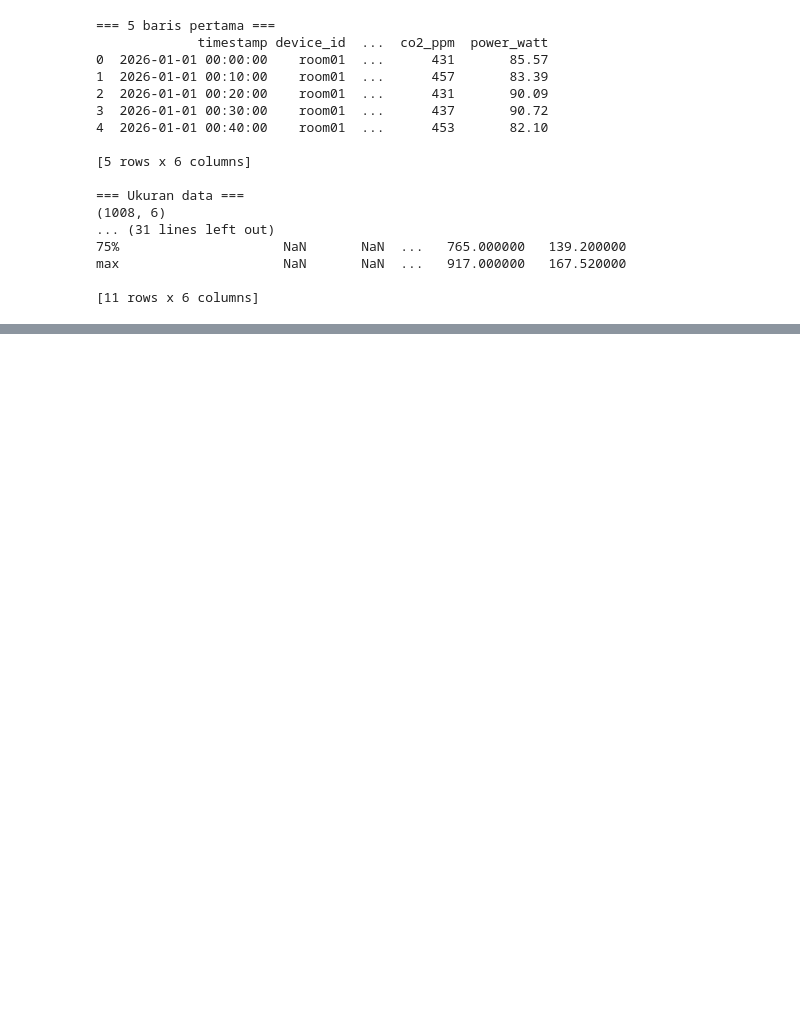
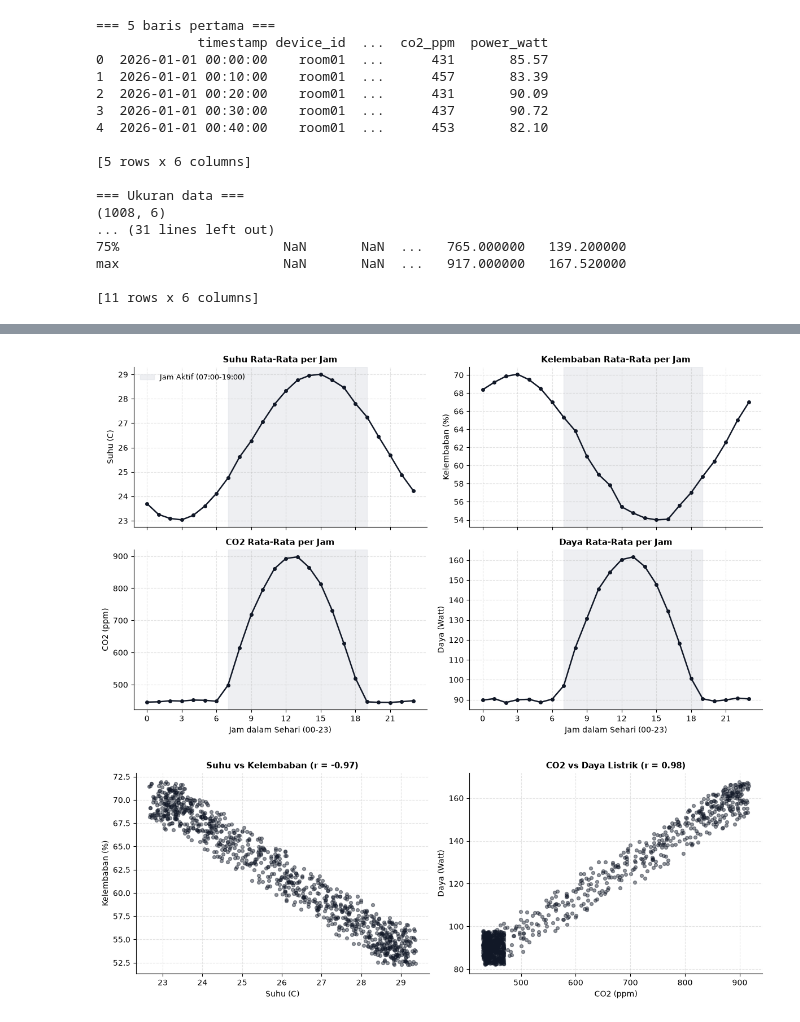
Before and after one commit to sulhanfuadi/iot-ml-book, a Jupyter notebook: notebooks/05_eksplorasi_dataset.ipynb, the cells around one changed output, grey strips where cells are left out. Saved outputs shown, nothing was run; the diff lists cells and outputs as text; code cells hidden in the pictures; blank space fills up the shorter version.

```diff
--- a/notebooks/05_eksplorasi_dataset.ipynb
+++ b/notebooks/05_eksplorasi_dataset.ipynb
@@ -86,0 +394,53 @@ dasar pembersihan dan resampling pada Hands-on 7.
+# %%
+hourly_profile = df_ts.groupby(df_ts.index.hour)[sensor_cols].mean()
+
+fig, axes = plt.subplots(2, 2, figsize=(12, 7), sharex=True)
+specs = [
+    ("temperature_c", "Suhu Rata-Rata per Jam", "Suhu (C)"),
+    ("humidity_pct", "Kelembaban Rata-Rata per Jam", "Kelembaban (%)"),
+    ("co2_ppm", "CO2 Rata-Rata per Jam", "CO2 (ppm)"),
+    ("power_watt", "Daya Rata-Rata per Jam", "Daya (Watt)"),
+]
+
+for ax, (col, title, ylabel) in zip(axes.flat, specs):
+    ax.axvspan(7, 19, color="#E5E7EB", alpha=0.65, label="Jam Aktif (07:00-19:00)")
+    ax.plot(hourly_profile.index, hourly_profile[col],
+            color="#111827", marker="o", ms=4, lw=1.8)
+    ax.set_title(title, fontsize=11, fontweight="bold")
+    ax.set_ylabel(ylabel)
+    ax.set_xticks(range(0, 24, 3))
+    ax.grid(True, linestyle="--", alpha=0.35)
+    ax.spines["top"].set_visible(False)
+    ax.spines["right"].set_visible(False)
+
+axes[1, 0].set_xlabel("Jam dalam Sehari (00-23)")
+axes[1, 1].set_xlabel("Jam dalam Sehari (00-23)")
+axes[0, 0].legend(loc="upper left", frameon=False, fontsize=9)
+plt.tight_layout()
+plt.show()
+
+fig, axes = plt.subplots(1, 2, figsize=(12, 4.5))
+axes[0].scatter(df_ts["temperature_c"], df_ts["humidity_pct"],
+                color="#111827", alpha=0.45, s=18)
+axes[0].set_title(f"Suhu vs Kelembaban (r = {corr.loc['temperature_c', 'humidity_pct']:.2f})",
+                  fontsize=11, fontweight="bold")
+axes[0].set_xlabel("Suhu (C)")
+axes[0].set_ylabel("Kelembaban (%)")
+
+axes[1].scatter(df_ts["co2_ppm"], df_ts["power_watt"],
+                color="#111827", alpha=0.45, s=18)
+axes[1].set_title(f"CO2 vs Daya Listrik (r = {corr.loc['co2_ppm', 'power_watt']:.2f})",
+                  fontsize=11, fontweight="bold")
+axes[1].set_xlabel("CO2 (ppm)")
+axes[1].set_ylabel("Daya (Watt)")
+
+for ax in axes:
+    ax.grid(True, linestyle="--", alpha=0.35)
+    ax.spines["top"].set_visible(False)
+    ax.spines["right"].set_visible(False)
+
+plt.tight_layout()
+plt.show()
+# %% [output]
+[figure, added]
+[figure, added]
```
Also changed, not shown: parts of 31 cells of this notebook.
